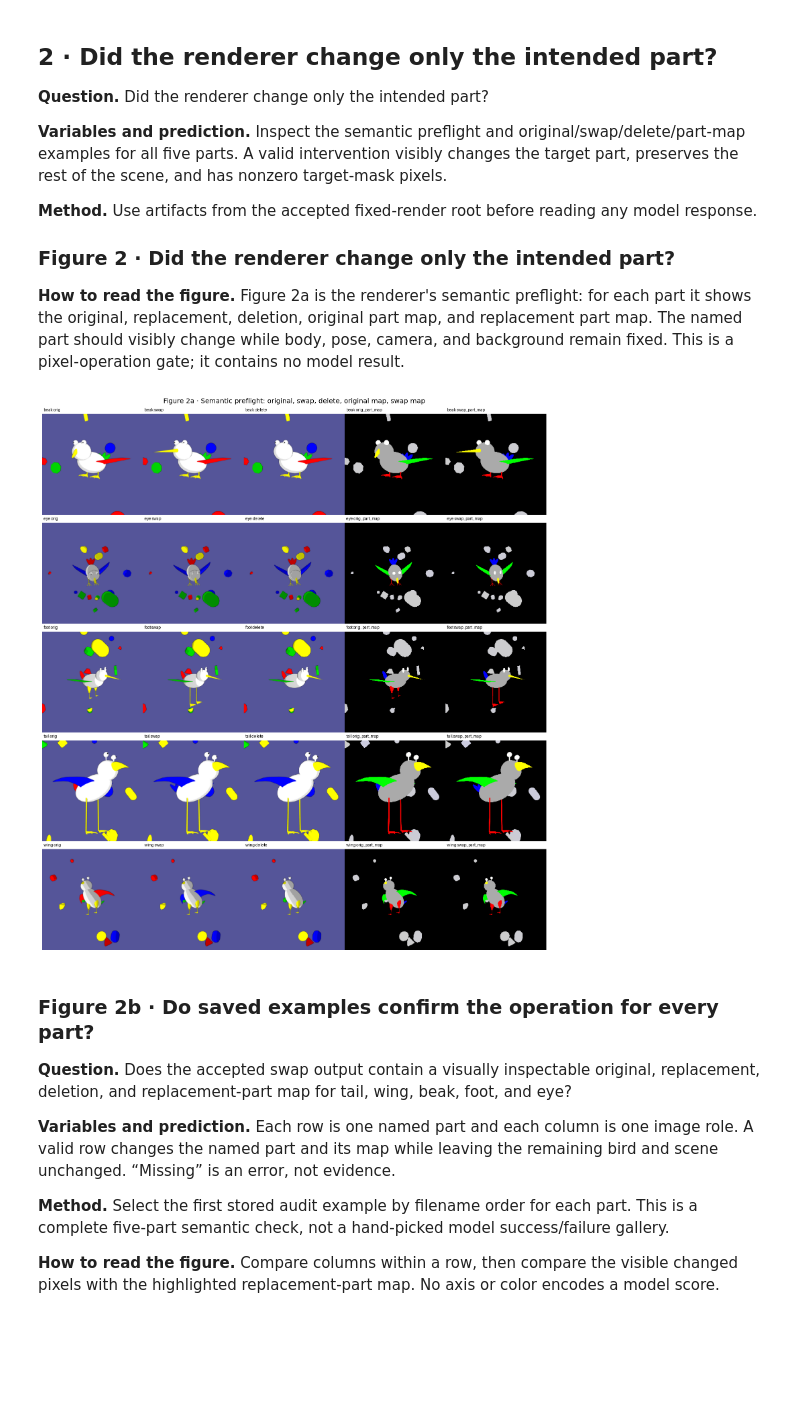
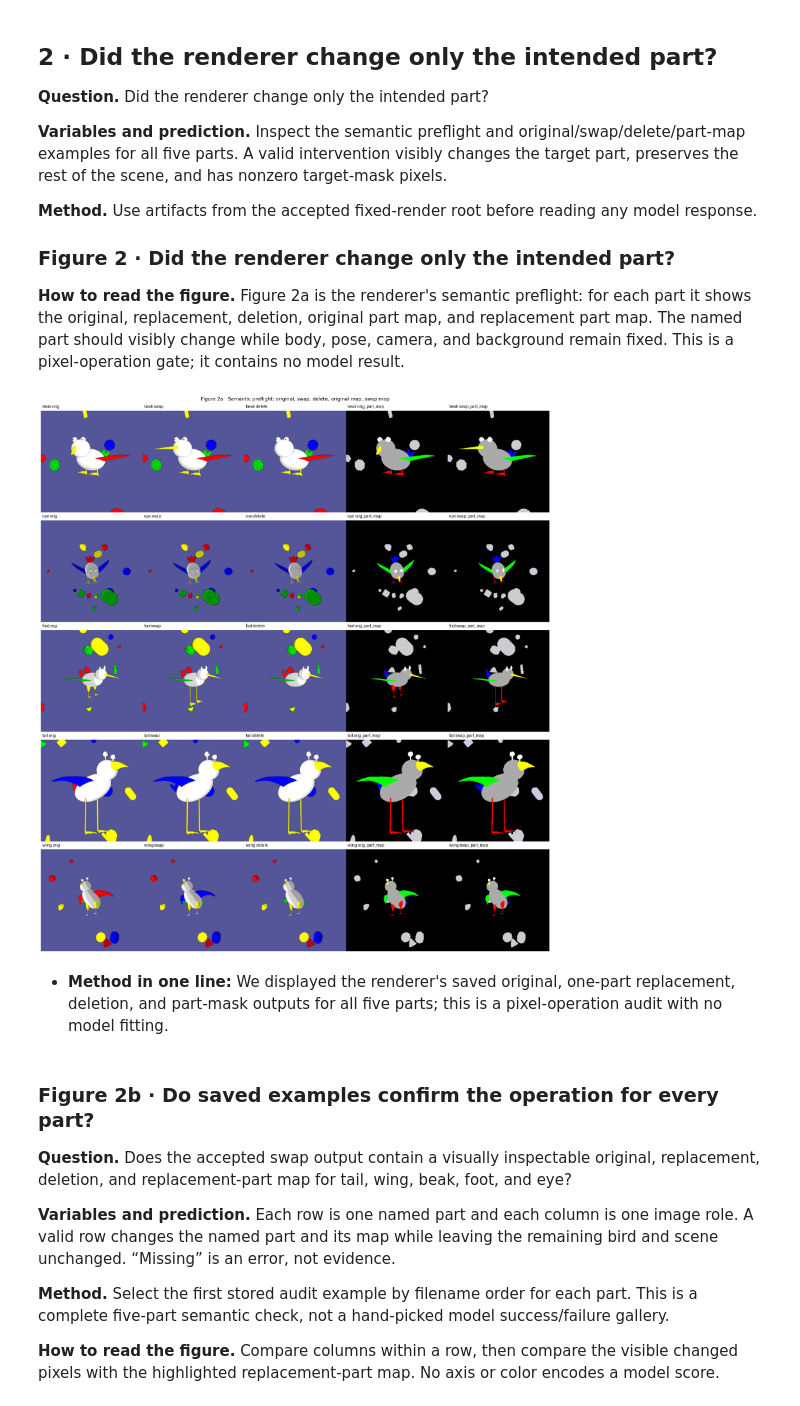
Before and after one commit to chinmayi-r/CBM-Concept-Backwash, a Jupyter notebook: curated/notebooks/02_funnybirds_cbm.ipynb, the cells around one changed output. Saved outputs shown, nothing was run; the diff lists cells and outputs as text; code cells hidden in the pictures; blank space fills up the shorter version.

Commit message:
Render combined notebook 02 report

```diff
--- a/curated/notebooks/02_funnybirds_cbm.ipynb
+++ b/curated/notebooks/02_funnybirds_cbm.ipynb
@@ -543,24 +562,29 @@ original, replacement, deletion, original part map, and replacement part
 map. The named part should visibly change while body, pose, camera, and
 background remain fixed. This is a pixel-operation gate; it contains no
 model result.
-# %%
-# ALT: FunnyBird semantic renderer preflight showing the intended one-part replacement and deletion for every part.
-ROOT = SWAP.parent
-preflight_candidates=[ROOT/"renderer_preflight"/"renderer_semantic_preflight.png"]
-preflight=next((p for p in preflight_candidates if p.exists()),preflight_candidates[0])
-example_candidates=[ROOT/"examples",CURATED/"swap_fixed_v2_attempt2"/"examples"]
-examples=next((p for p in example_candidates if p.is_dir()),example_candidates[0])
-from PIL import Image
-if preflight.exists():
-    im0=Image.open(preflight).convert("RGB")
-    fig0,ax0=plt.subplots(figsize=(14,14))
-    ax0.imshow(im0); ax0.axis("off")
-    ax0.set_title("Figure 2a · Semantic preflight: original, swap, delete, original map, swap map")
-    plt.tight_layout(); plt.show()
-else:
-    raise FileNotFoundError("accepted converged swap root lacks the semantic preflight sheet")
-# %% [output]
-[figure, removed]
+# %%
+# ALT: FunnyBird semantic renderer preflight showing the intended one-part replacement and deletion for every part.
+ROOT = SWAP.parent
+preflight_candidates=[ROOT/"renderer_preflight"/"renderer_semantic_preflight.png"]
+preflight=next((p for p in preflight_candidates if p.exists()),preflight_candidates[0])
+example_candidates=[ROOT/"examples",CURATED/"swap_fixed_v2_attempt2"/"examples"]
+examples=next((p for p in example_candidates if p.is_dir()),example_candidates[0])
+from PIL import Image
+if preflight.exists():
+    im0=Image.open(preflight).convert("RGB")
+    width,height=im0.size
+    fig_width=18
+    fig_height=max(8,fig_width*height/width)
+    fig0,ax0=plt.subplots(figsize=(fig_width,fig_height),dpi=120)
+    ax0.imshow(im0); ax0.axis("off")
+    ax0.set_title("Figure 2a · Semantic preflight: original, swap, delete, original map, swap map")
+    plt.tight_layout(); plt.show()
+else:
+    raise FileNotFoundError("accepted converged swap root lacks the semantic preflight sheet")
+# %% [output]
+[figure, added]
+# %% [markdown]
+- **Method in one line:** We displayed the renderer's saved original, one-part replacement, deletion, and part-mask outputs for all five parts; this is a pixel-operation audit with no model fitting.
 # %% [markdown]
 ### Figure 2b · Do saved examples confirm the operation for every part?
 
```
Also changed, not shown: parts of 84 cells of this notebook, 1 other file.
